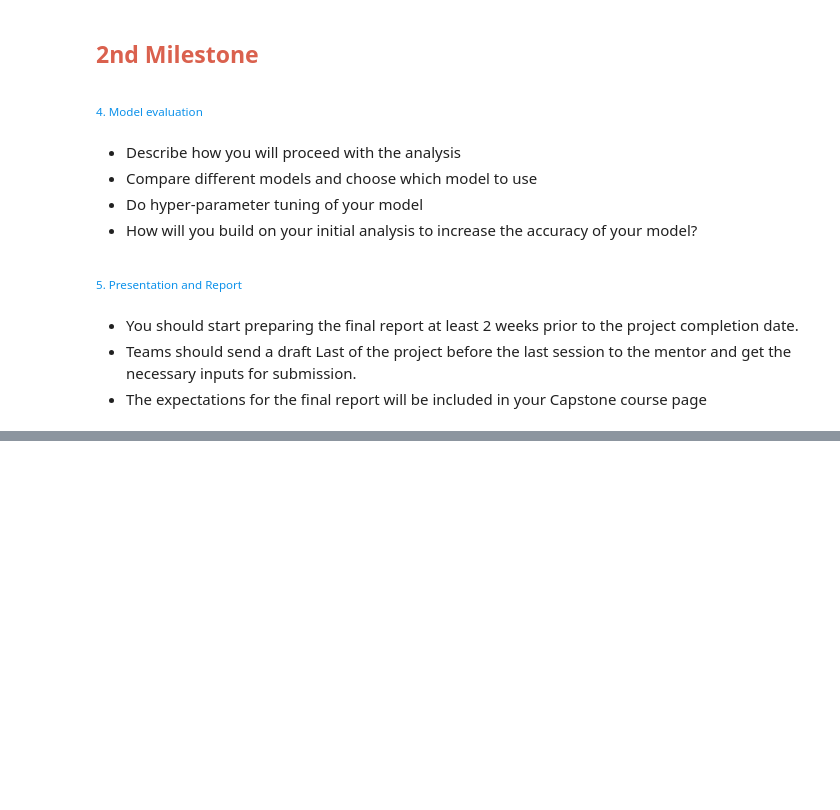
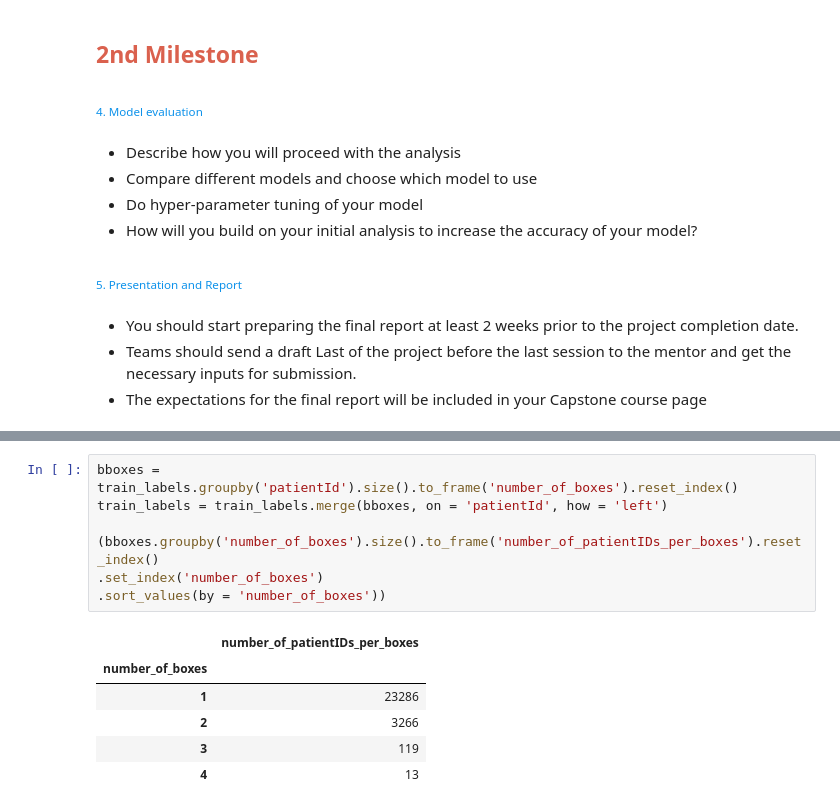
Before and after one commit to AIML-July-23-A-Capstone-G1-Team/Capstone-Project, a Jupyter notebook: Capstone.ipynb, the cells around one changed output, grey strips where cells are left out. Saved outputs shown, nothing was run; the diff lists cells and outputs as text; blank space fills up the shorter version.

```diff
--- a/Capstone.ipynb
+++ b/Capstone.ipynb
@@ -70,0 +153,14 @@ from skimage.transform import resize
+# %%
+bboxes = train_labels.groupby('patientId').size().to_frame('number_of_boxes').reset_index()
+train_labels = train_labels.merge(bboxes, on = 'patientId', how = 'left')
+
+(bboxes.groupby('number_of_boxes').size().to_frame('number_of_patientIDs_per_boxes').reset_index()
+.set_index('number_of_boxes')
+.sort_values(by = 'number_of_boxes'))
+# %% [output]
+|  | number_of_patientIDs_per_boxes |
+| number_of_boxes |  |
+| 1 | 23286 |
+| 2 | 3266 |
+| 3 | 119 |
+| 4 | 13 |
```
Also changed, not shown: parts of 17 cells of this notebook.
